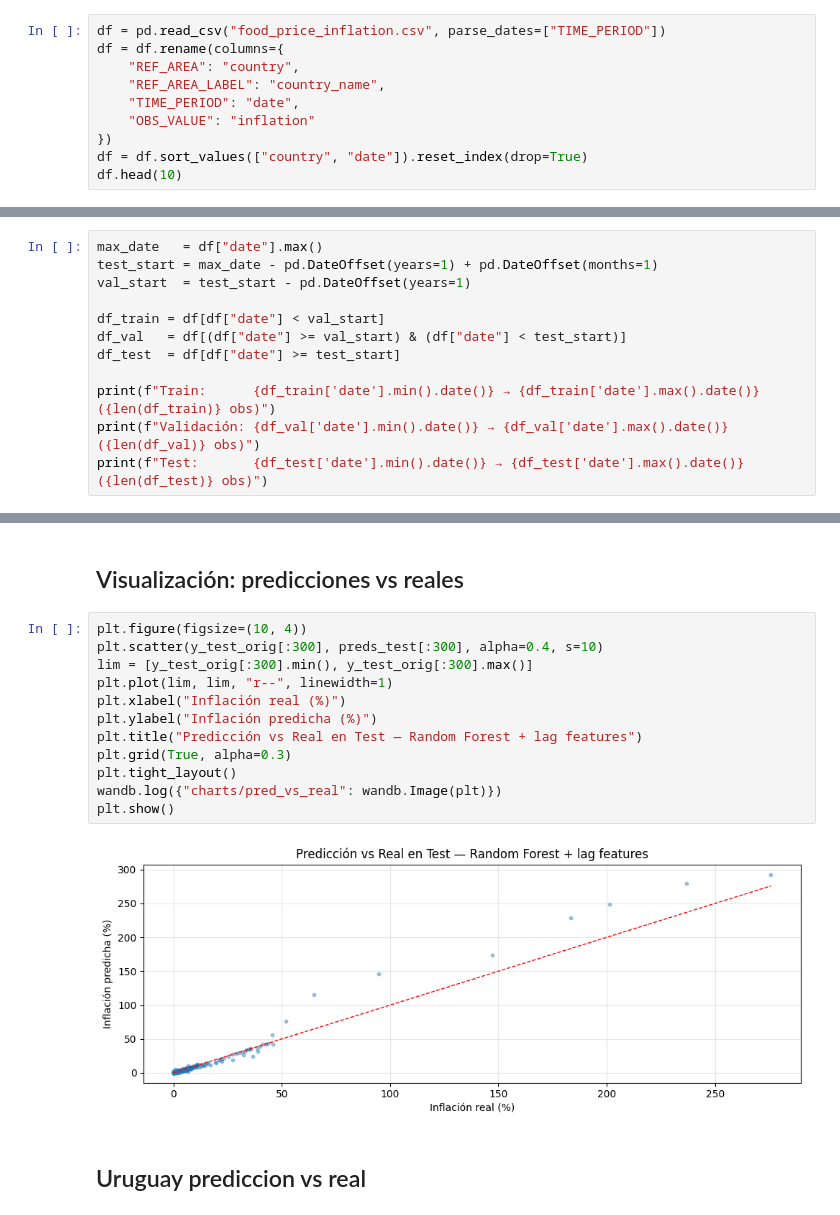
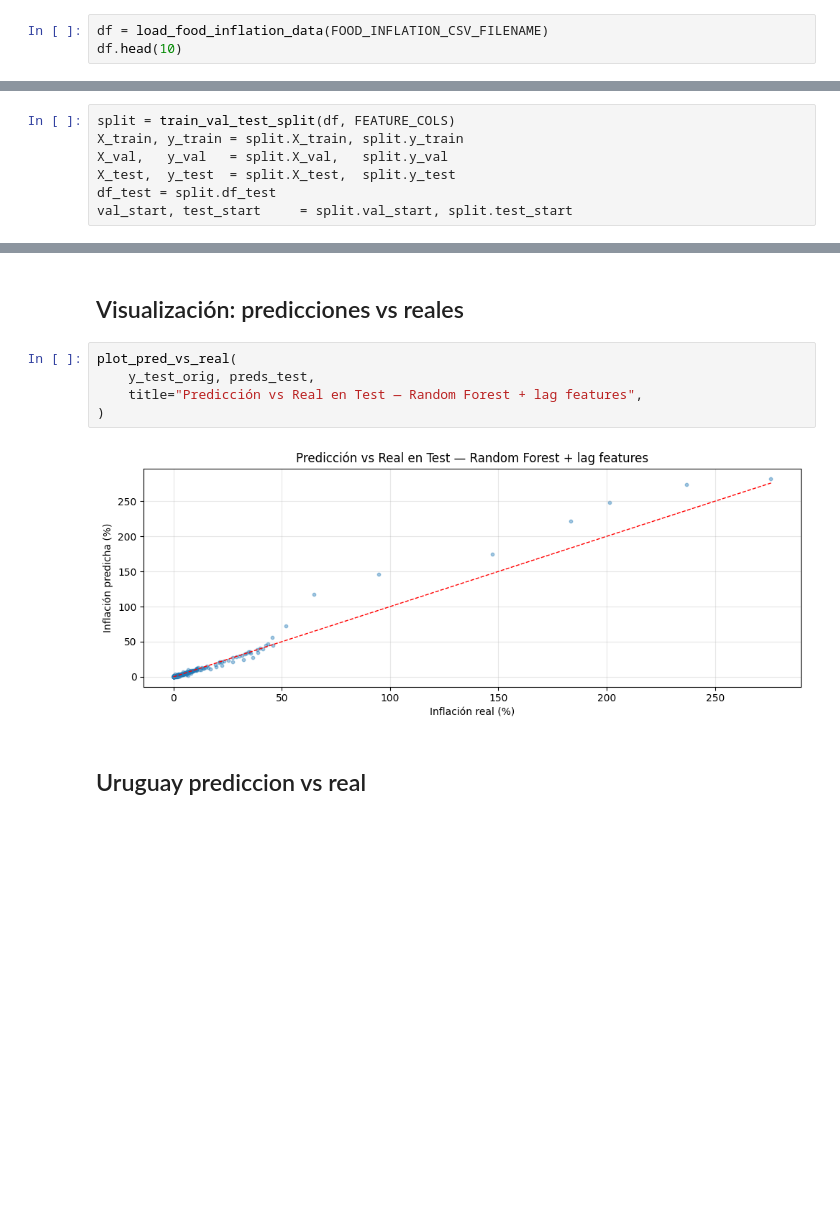
Before and after one commit to nataliacampiglia/mlp-obligatorio, a Jupyter notebook: model-building/food_inflation_model.ipynb, the cells around one changed output, grey strips where cells are left out. Drawn from its saved outputs; the diff is of its cells as text; blank space fills up the shorter version.

```diff
--- a/model-building/food_inflation_model.ipynb
+++ b/model-building/food_inflation_model.ipynb
@@ -28,14 +27,7 @@ from core.predictor import FoodInflationPredictor
 # %% [markdown]
 ## Carga y exploración del dataset
 # %%
-df = pd.read_csv("food_price_inflation.csv", parse_dates=["TIME_PERIOD"])
-df = df.rename(columns={
-    "REF_AREA": "country",
-    "REF_AREA_LABEL": "country_name",
-    "TIME_PERIOD": "date",
-    "OBS_VALUE": "inflation"
-})
-df = df.sort_values(["country", "date"]).reset_index(drop=True)
+df = load_food_inflation_data(FOOD_INFLATION_CSV_FILENAME)
 df.head(10)
 # %% [output]
 |  | country | country_name | date | inflation |
@@ -147,17 +128,12 @@ Para series temporales el split debe ser **cronológico**, no aleatorio, para ev
 - **Validación**: penúltimo año completo
 - **Test**: último año completo (mide efectividad final del modelo)
 # %%
-max_date   = df["date"].max()
-test_start = max_date - pd.DateOffset(years=1) + pd.DateOffset(months=1)
-val_start  = test_start - pd.DateOffset(years=1)
-
-df_train = df[df["date"] < val_start]
-df_val   = df[(df["date"] >= val_start) & (df["date"] < test_start)]
-df_test  = df[df["date"] >= test_start]
-
-print(f"Train:      {df_train['date'].min().date()} → {df_train['date'].max().date()}  ({len(df_train)} obs)")
-print(f"Validación: {df_val['date'].min().date()} → {df_val['date'].max().date()}  ({len(df_val)} obs)")
-print(f"Test:       {df_test['date'].min().date()} → {df_test['date'].max().date()}  ({len(df_test)} obs)")
+split = train_val_test_split(df, FEATURE_COLS)
+X_train, y_train = split.X_train, split.y_train
+X_val,   y_val   = split.X_val,   split.y_val
+X_test,  y_test  = split.X_test,  split.y_test
+df_test = split.df_test
+val_start, test_start     = split.val_start, split.test_start
 # %% [output]
 Train:      2002-01-01 → 2023-06-01  (52767 obs)
 Validación: 2023-07-01 → 2024-06-01  (2400 obs)
@@ -384,19 +210,12 @@ wandb.log({
 # %% [markdown]
 ## Visualización: predicciones vs reales
 # %%
-plt.figure(figsize=(10, 4))
-plt.scatter(y_test_orig[:300], preds_test[:300], alpha=0.4, s=10)
-lim = [y_test_orig[:300].min(), y_test_orig[:300].max()]
-plt.plot(lim, lim, "r--", linewidth=1)
-plt.xlabel("Inflación real (%)")
-plt.ylabel("Inflación predicha (%)")
-plt.title("Predicción vs Real en Test — Random Forest + lag features")
-plt.grid(True, alpha=0.3)
-plt.tight_layout()
-wandb.log({"charts/pred_vs_real": wandb.Image(plt)})
-plt.show()
+plot_pred_vs_real(
+    y_test_orig, preds_test,
+    title="Predicción vs Real en Test — Random Forest + lag features",
+)
 # %% [output]
-[figure, old version]
+[figure, new version]
 # %% [markdown]
 ## Uruguay prediccion vs real
 # %%
```
Also changed, not shown: parts of 16 cells of this notebook, 8 other files.
